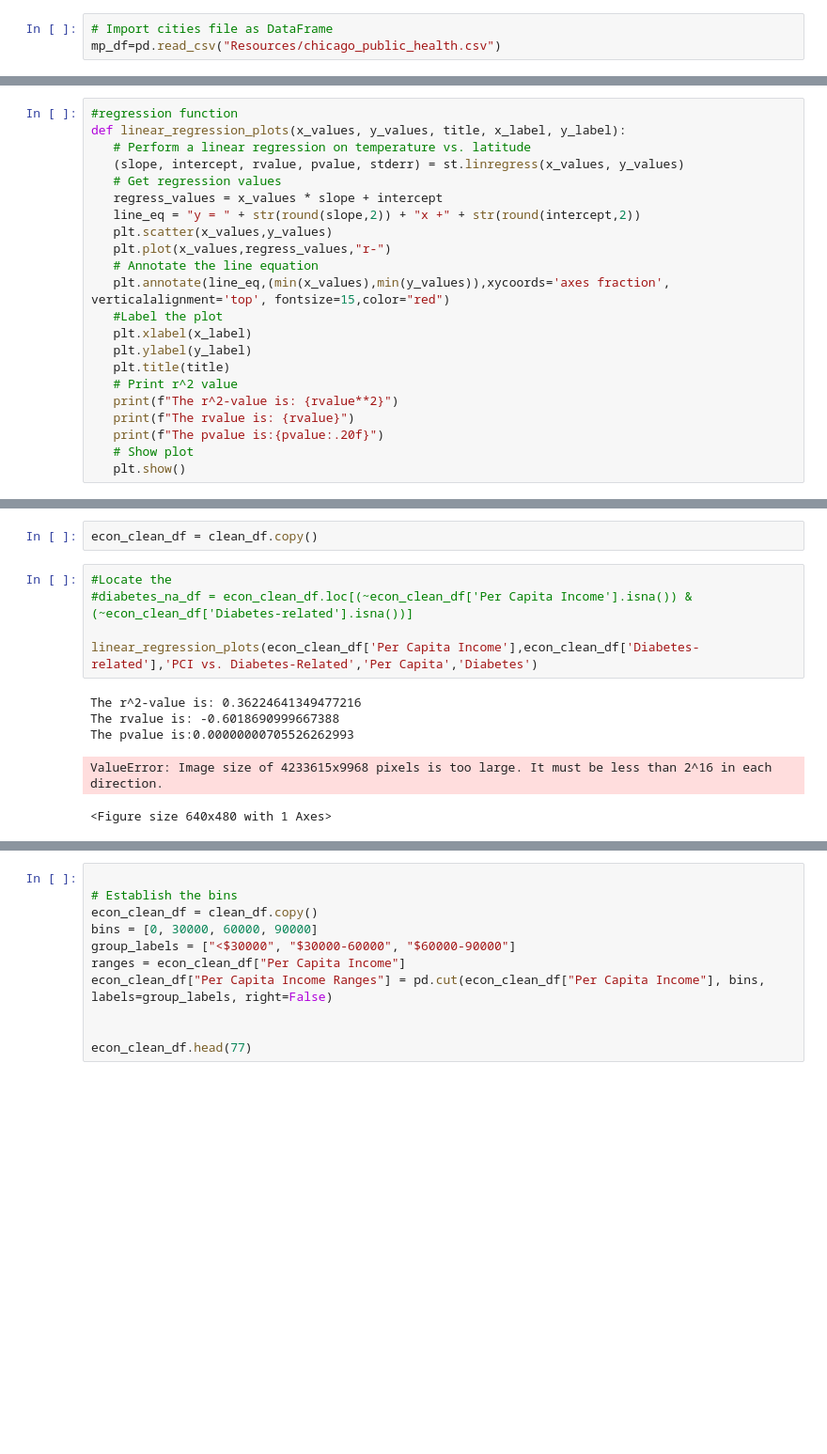
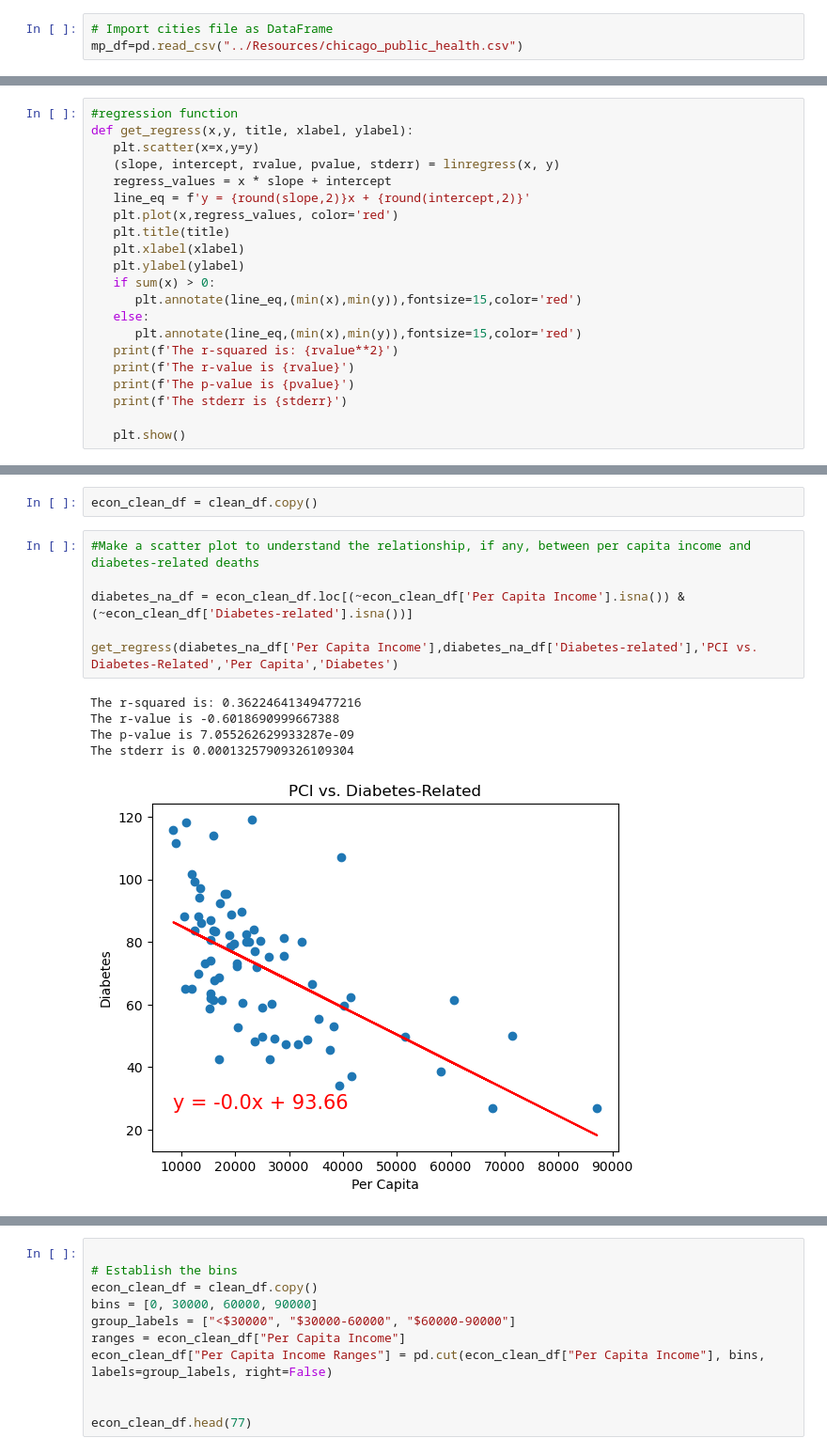
Before and after one commit to jroelofsz/Project1, a Jupyter notebook: Code Resources/projects_Experiment-Didem.ipynb, the cells around one changed output, grey strips where cells are left out. Shown at 94% size. Drawn from its saved outputs; the diff is of its cells as text; blank space fills up the shorter version.

```diff
--- a/Code Resources/projects_Experiment-Didem.ipynb
+++ b/Code Resources/projects_Experiment-Didem.ipynb
@@ -43,7 +43,7 @@ Requirement already satisfied: idna<4,>=2.5 in c:\users\didem\anaconda3\lib\site
 Requirement already satisfied: urllib3<3,>=1.21.1 in c:\users\didem\anaconda3\lib\site-packages (from requests->panel>=0.11.0->hvplot) (2.2.2)
 # %%
 # Import cities file as DataFrame
-mp_df=pd.read_csv("Resources/chicago_public_health.csv")
+mp_df=pd.read_csv("../Resources/chicago_public_health.csv")
 # %%
 # List of Regions with corresponding Community areas for data manipulation
 RA=[{"Far North Side":["Rogers Park","West Ridge","Uptown","Lincoln Square","O'Hare","Edgewater","North Park","Albany Park","Edison Park","Norwood Park","Jefferson Park","Forest Glen"]},
@@ -100,25 +100,24 @@ clean_df
 ## DataFrame Preparation
 # %%
 #regression function
-def linear_regression_plots(x_values, y_values, title, x_label, y_label):
-   # Perform a linear regression on temperature vs. latitude
-   (slope, intercept, rvalue, pvalue, stderr) = st.linregress(x_values, y_values)
-   # Get regression values
-   regress_values = x_values * slope + intercept
-   line_eq = "y = " + str(round(slope,2)) + "x +" + str(round(intercept,2))
-   plt.scatter(x_values,y_values)
-   plt.plot(x_values,regress_values,"r-")
-   # Annotate the line equation
-   plt.annotate(line_eq,(min(x_values),min(y_values)),xycoords='axes fraction', verticalalignment='top', fontsize=15,color="red")
-   #Label the plot
-   plt.xlabel(x_label)
-   plt.ylabel(y_label)
+def get_regress(x,y, title, xlabel, ylabel):
+   plt.scatter(x=x,y=y)
+   (slope, intercept, rvalue, pvalue, stderr) = linregress(x, y)
+   regress_values = x * slope + intercept
+   line_eq = f'y = {round(slope,2)}x + {round(intercept,2)}'
+   plt.plot(x,regress_values, color='red')
    plt.title(title)
-   # Print r^2 value
-   print(f"The r^2-value is: {rvalue**2}")
-   print(f"The rvalue is: {rvalue}")
-   print(f"The pvalue is:{pvalue:.20f}")
-   # Show plot
+   plt.xlabel(xlabel)
+   plt.ylabel(ylabel)
+   if sum(x) > 0:
+      plt.annotate(line_eq,(min(x),min(y)),fontsize=15,color='red')
+   else:
+      plt.annotate(line_eq,(min(x),min(y)),fontsize=15,color='red')
+   print(f'The r-squared is: {rvalue**2}')
+   print(f'The r-value is {rvalue}')
+   print(f'The p-value is {pvalue}')
+   print(f'The stderr is {stderr}')
+
    plt.show()
 # %% [markdown]
 Q1 - Which community areas have high teen birth rates, and is there a correlation between a lack of a high school diploma and elevated rates of teen births or preterm births?
@@ -132,15 +131,16 @@ Didem
 # %%
 econ_clean_df = clean_df.copy()
 # %%
-#Locate the
-#diabetes_na_df = econ_clean_df.loc[(~econ_clean_df['Per Capita Income'].isna()) & (~econ_clean_df['Diabetes-related'].isna())]
+#Make a scatter plot to understand the relationship, if any, between per capita income and diabetes-related deaths
 
-linear_regression_plots(econ_clean_df['Per Capita Income'],econ_clean_df['Diabetes-related'],'PCI vs. Diabetes-Related','Per Capita','Diabetes')
+diabetes_na_df = econ_clean_df.loc[(~econ_clean_df['Per Capita Income'].isna()) & (~econ_clean_df['Diabetes-related'].isna())]
+
+get_regress(diabetes_na_df['Per Capita Income'],diabetes_na_df['Diabetes-related'],'PCI vs. Diabetes-Related','Per Capita','Diabetes')
 # %% [output]
-The r^2-value is: 0.36224641349477216
-The rvalue is: -0.6018690999667388
-The pvalue is:0.00000000705526262993
+The r-squared is: 0.36224641349477216
+The r-value is -0.6018690999667388
+The p-value is 7.055262629933287e-09
+The stderr is 0.00013257909326109304
-ValueError: Image size of 4233615x9968 pixels is too large. It must be less than 2^16 in each direction.
-<Figure size 640x480 with 1 Axes>
+[figure, added]
 # %%
 #Get the minimum and maximum per capita income to determine the number of bins
```
Also changed, not shown: parts of 2 cells of this notebook, 1 other file.
